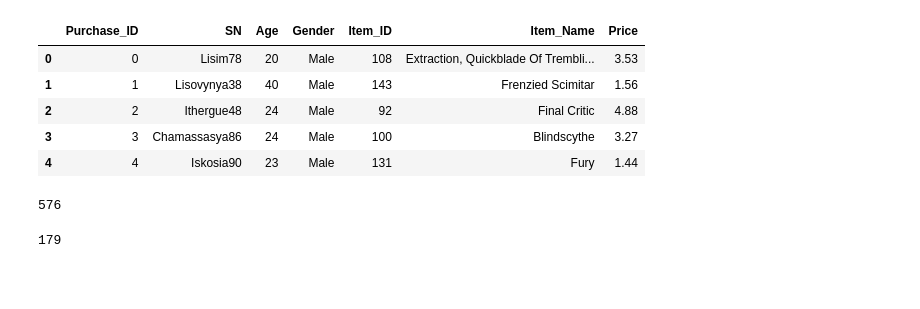
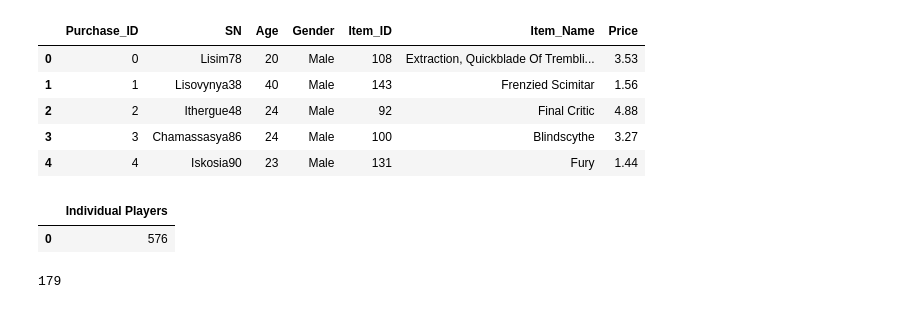
Before and after one commit to tidepooler/HeroesOfPymoli, a Jupyter notebook: Heroes_of_Pymoli.ipynb, the cells around one changed output. Cells and saved outputs as stored; diff of their text form; code cells hidden in the pictures; blank space fills up the shorter version.

Commit message:
Add files via upload
Making improvements to original homework...
change number of players to a dataframe

```diff
--- a/Heroes_of_Pymoli.ipynb
+++ b/Heroes_of_Pymoli.ipynb
@@ -25,11 +25,12 @@ df_purchase_data.head()
 | 4 | 4 | Iskosia90 | 23 | Male | 131 | Fury | 1.44 |
 # %%
 #DETERMINE PLAYER COUNT
-unique_players = df_purchase_data["SN"].unique()
-player_count = len(unique_players)
-player_count
+
+unique_players = pd.DataFrame([{"Individual Players": df_purchase_data["SN"].nunique()}])
+unique_players
 # %% [output]
-576
+|  | Individual Players |
+| 0 | 576 |
 # %%
 #ANALYZE PURCHASING TOTALS:
 #Number of Unique Items, Average Purchase Price, Total Number of Purchases, Total Revenue
```
Also changed, not shown: parts of 1 cell of this notebook.
